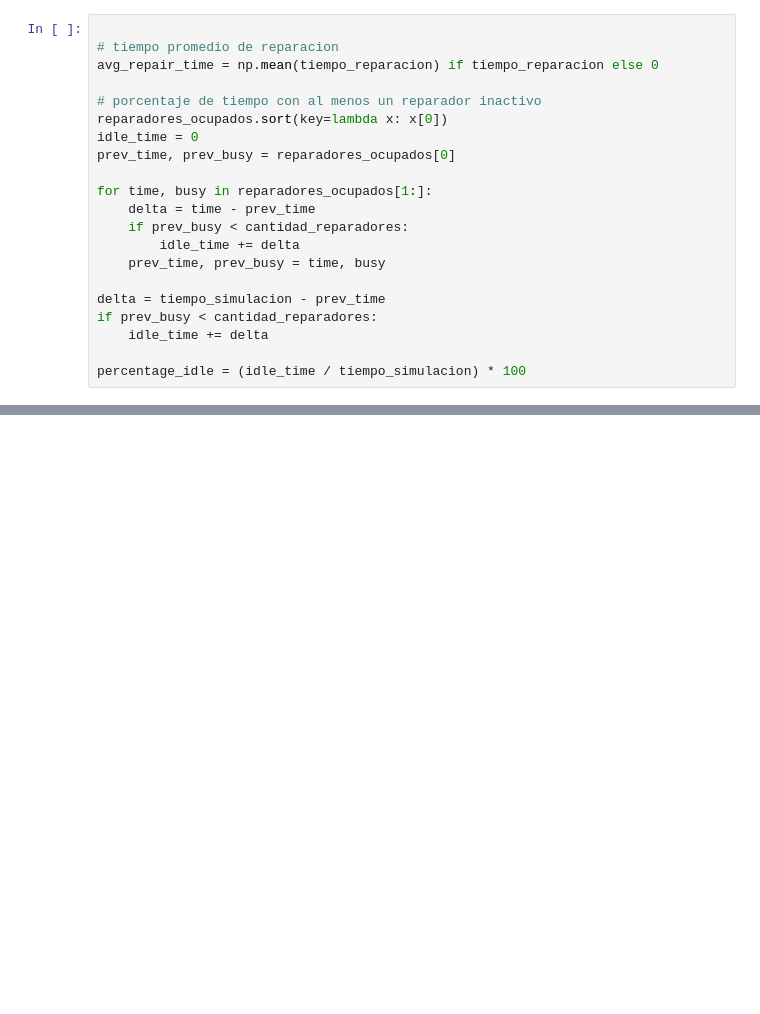
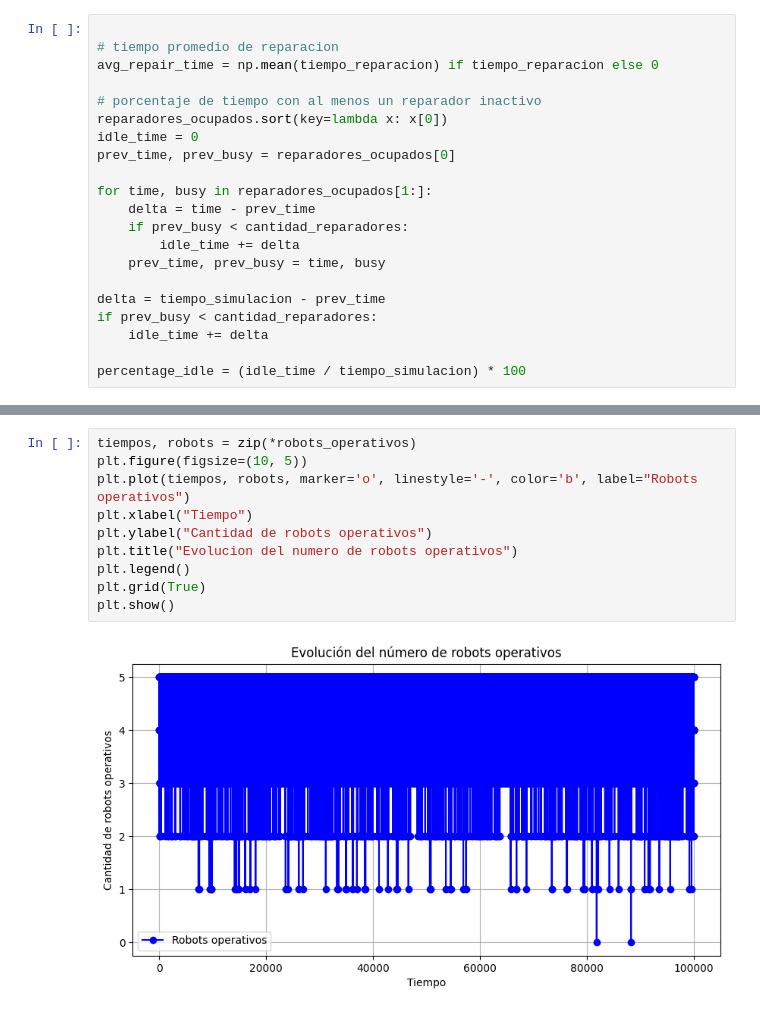
Before and after one commit to katherinerguez/Simulacion-de-eventos-discretos, a Jupyter notebook: sim.ipynb, the cells around one changed output, grey strips where cells are left out. Drawn from its saved outputs; the diff is of its cells as text; blank space fills up the shorter version.

```diff
--- a/sim.ipynb
+++ b/sim.ipynb
@@ -122,0 +123,12 @@ plt.show()
+# %%
+tiempos, robots = zip(*robots_operativos)
+plt.figure(figsize=(10, 5))
+plt.plot(tiempos, robots, marker='o', linestyle='-', color='b', label="Robots operativos")
+plt.xlabel("Tiempo")
+plt.ylabel("Cantidad de robots operativos")
+plt.title("Evolucion del numero de robots operativos")
+plt.legend()
+plt.grid(True)
+plt.show()
+# %% [output]
+[figure, added]
```
Also changed, not shown: parts of 4 cells of this notebook, 1 other file.
